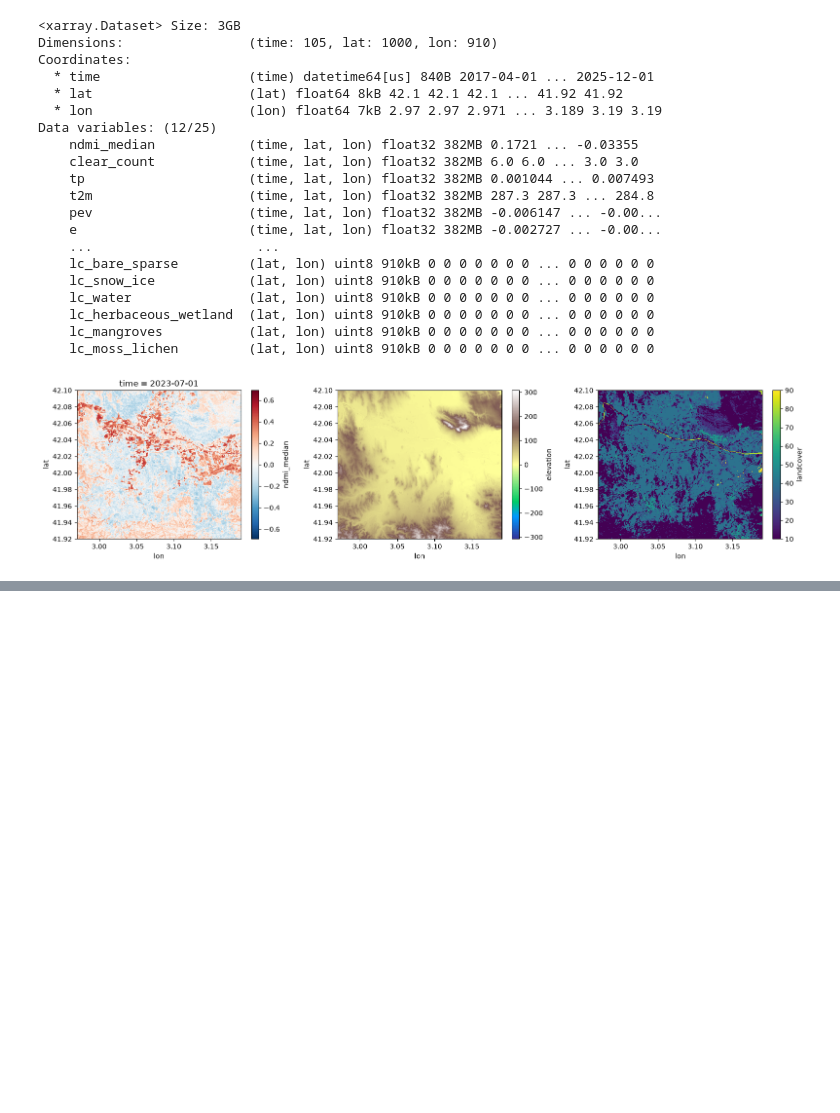
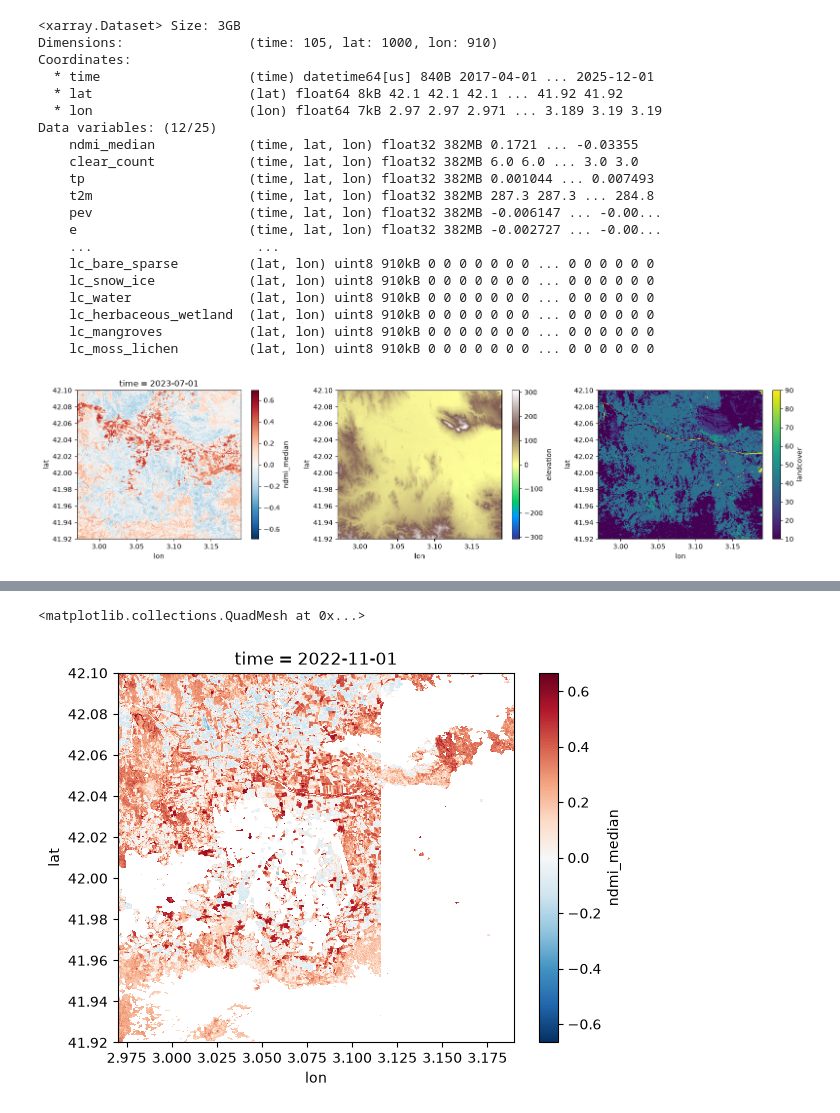
Before and after one commit to davidcirauqui/drought_forecast, a Jupyter notebook: main.ipynb, the cells around one changed output, grey strips where cells are left out. Drawn from its saved outputs; the diff is of its cells as text; code cells hidden in the pictures; blank space fills up the shorter version.

```diff
--- a/main.ipynb
+++ b/main.ipynb
@@ -100,0 +110,7 @@ plt.tight_layout()
+# %%
+# we are missing data
+idx = np.argmin(valid_ratio.values)
+cube.ndmi_median.sel(time = cube.time[idx]).plot()
+# %% [output]
+<matplotlib.collections.QuadMesh at 0x...>
+[figure, added]
```
Also changed, not shown: parts of 3 cells of this notebook.
